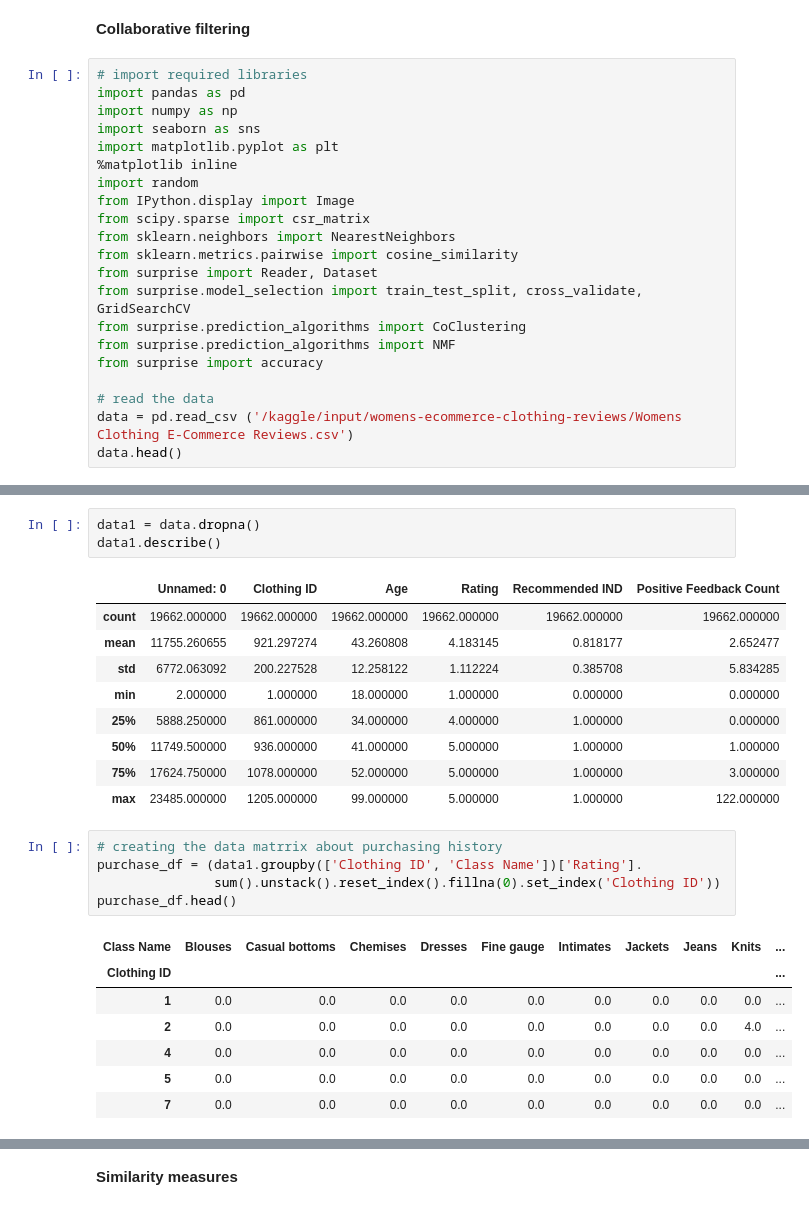
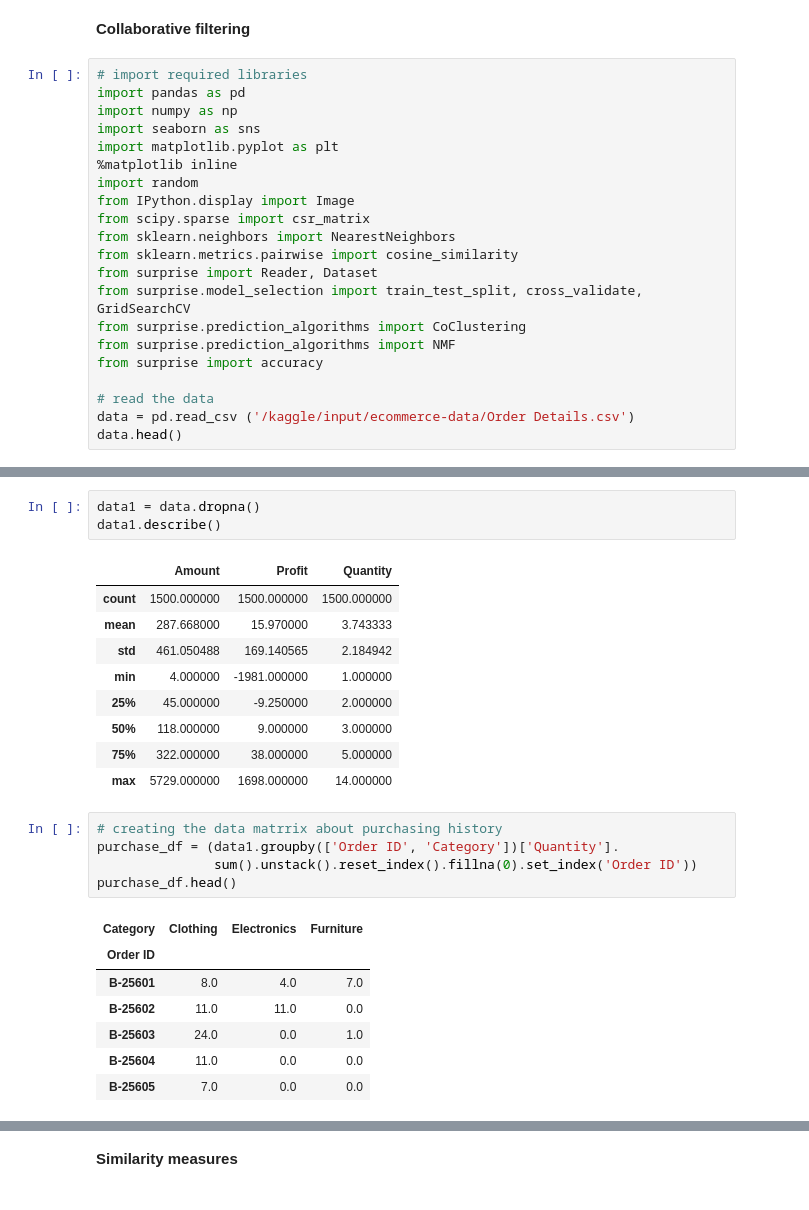
Before and after one commit to AleksandrMorozov123/Deep-learning-for-NLP, a Jupyter notebook: recommender-systems.ipynb, the cells around one changed output, grey strips where cells are left out. Saved outputs shown, nothing was run; the diff lists cells and outputs as text.

Commit message:
Kaggle Notebook | Recommender systems | Version 5

```diff
--- a/recommender-systems.ipynb
+++ b/recommender-systems.ipynb
@@ -41,6 +41,6 @@ from surprise.prediction_algorithms import NMF
 from surprise import accuracy
 
 # read the data
-data = pd.read_csv ('/kaggle/input/womens-ecommerce-clothing-reviews/Womens Clothing E-Commerce Reviews.csv')
+data = pd.read_csv ('/kaggle/input/ecommerce-data/Order Details.csv')
 data.head()
 # %% [output]
@@ -91,28 +81,28 @@ dtype: int64
 data1 = data.dropna()
 data1.describe()
 # %% [output]
-|  | Unnamed: 0 | Clothing ID | Age | Rating | Recommended IND | Positive Feedback Count |
-| count | 19662.000000 | 19662.000000 | 19662.000000 | 19662.000000 | 19662.000000 | 19662.000000 |
-| mean | 11755.260655 | 921.297274 | 43.260808 | 4.183145 | 0.818177 | 2.652477 |
-| std | 6772.063092 | 200.227528 | 12.258122 | 1.112224 | 0.385708 | 5.834285 |
-| min | 2.000000 | 1.000000 | 18.000000 | 1.000000 | 0.000000 | 0.000000 |
-| 25% | 5888.250000 | 861.000000 | 34.000000 | 4.000000 | 1.000000 | 0.000000 |
-| 50% | 11749.500000 | 936.000000 | 41.000000 | 5.000000 | 1.000000 | 1.000000 |
-| 75% | 17624.750000 | 1078.000000 | 52.000000 | 5.000000 | 1.000000 | 3.000000 |
-| max | 23485.000000 | 1205.000000 | 99.000000 | 5.000000 | 1.000000 | 122.000000 |
+|  | Amount | Profit | Quantity |
+| count | 1500.000000 | 1500.000000 | 1500.000000 |
+| mean | 287.668000 | 15.970000 | 3.743333 |
+| std | 461.050488 | 169.140565 | 2.184942 |
+| min | 4.000000 | -1981.000000 | 1.000000 |
+| 25% | 45.000000 | -9.250000 | 2.000000 |
+| 50% | 118.000000 | 9.000000 | 3.000000 |
+| 75% | 322.000000 | 38.000000 | 5.000000 |
+| max | 5729.000000 | 1698.000000 | 14.000000 |
 # %%
 # creating the data matrrix about purchasing history
-purchase_df = (data1.groupby(['Clothing ID', 'Class Name'])['Rating'].
-               sum().unstack().reset_index().fillna(0).set_index('Clothing ID'))
+purchase_df = (data1.groupby(['Order ID', 'Category'])['Quantity'].
+               sum().unstack().reset_index().fillna(0).set_index('Order ID'))
 purchase_df.head()
 # %% [output]
-| Class Name | Blouses | Casual bottoms | Chemises | Dresses | Fine gauge | Intimates | Jackets | Jeans | Knits | ... |
-| Clothing ID |  |  |  |  |  |  |  |  |  | ... |
-| 1 | 0.0 | 0.0 | 0.0 | 0.0 | 0.0 | 0.0 | 0.0 | 0.0 | 0.0 | ... |
-| 2 | 0.0 | 0.0 | 0.0 | 0.0 | 0.0 | 0.0 | 0.0 | 0.0 | 4.0 | ... |
-| 4 | 0.0 | 0.0 | 0.0 | 0.0 | 0.0 | 0.0 | 0.0 | 0.0 | 0.0 | ... |
-| 5 | 0.0 | 0.0 | 0.0 | 0.0 | 0.0 | 0.0 | 0.0 | 0.0 | 0.0 | ... |
-| 7 | 0.0 | 0.0 | 0.0 | 0.0 | 0.0 | 0.0 | 0.0 | 0.0 | 0.0 | ... |
+| Category | Clothing | Electronics | Furniture |
+| Order ID |  |  |  |
+| B-25601 | 8.0 | 4.0 | 7.0 |
+| B-25602 | 11.0 | 11.0 | 0.0 |
+| B-25603 | 24.0 | 0.0 | 1.0 |
+| B-25604 | 11.0 | 0.0 | 0.0 |
+| B-25605 | 7.0 | 0.0 | 0.0 |
 # %%
 # encoding the matrix
 def encode_units(x):
```
Also changed, not shown: parts of 10 cells of this notebook.
